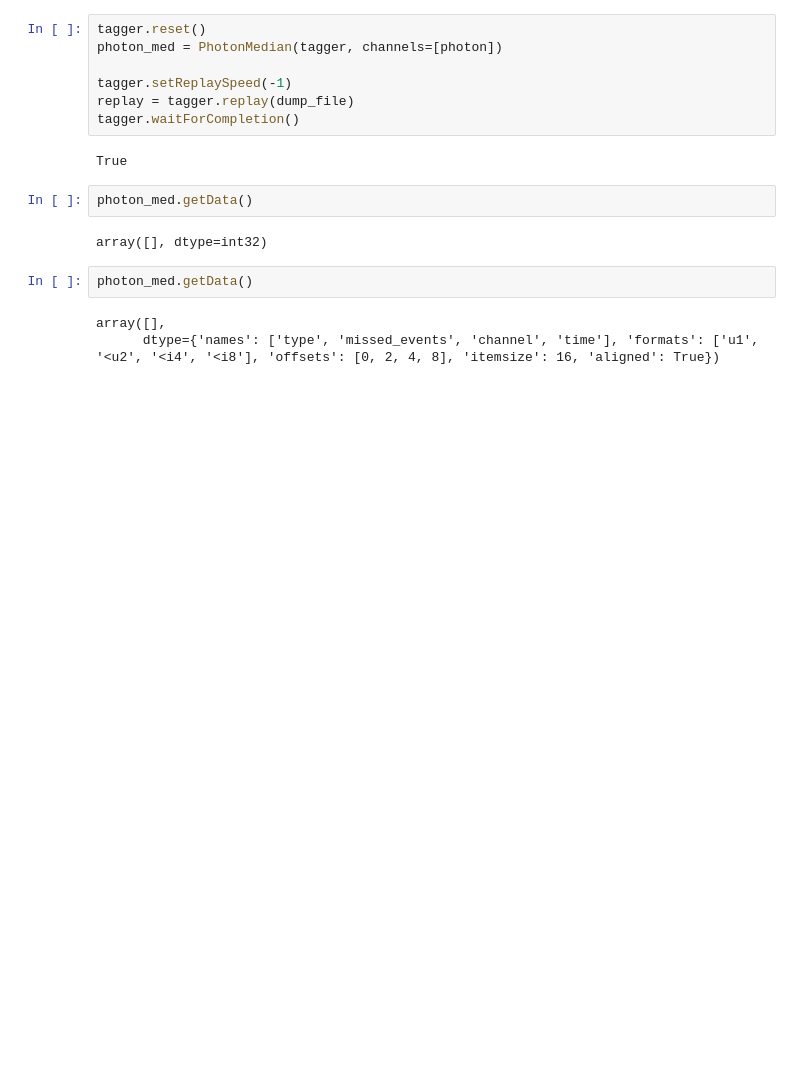
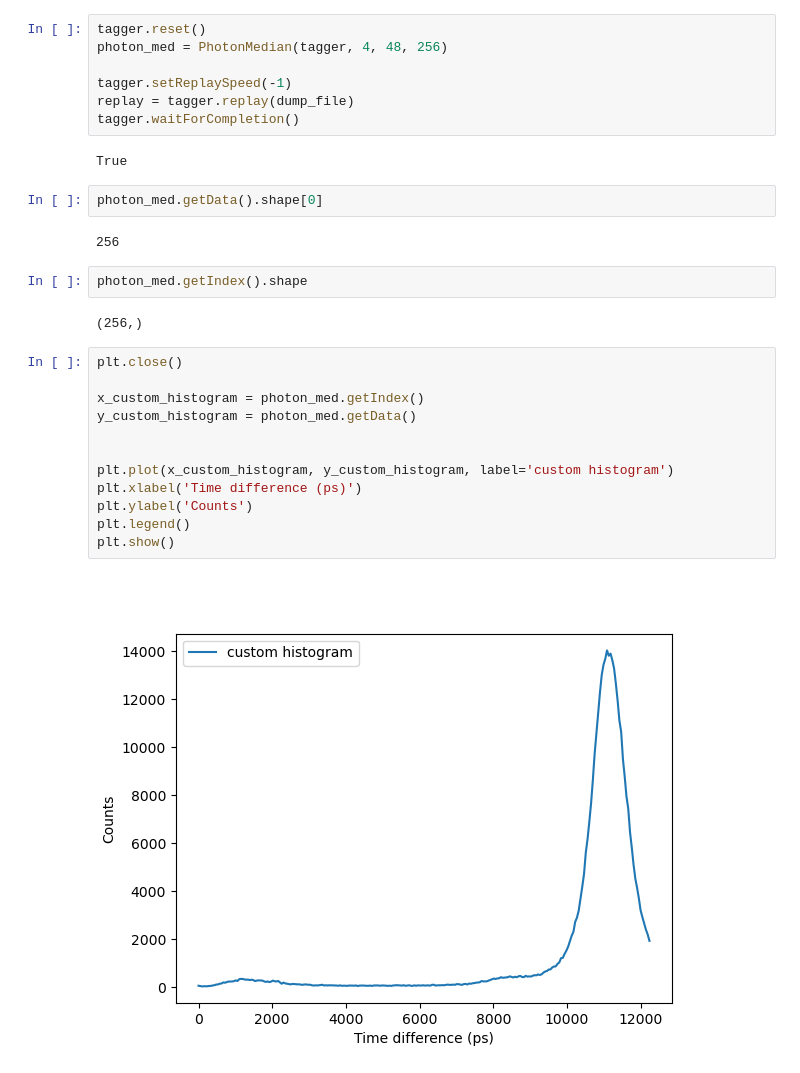
Before and after one commit to PriyaMulla/dashboardsforMM, a Jupyter notebook: B4_Swabian_Custom_measurements.ipynb, the cells around one changed output. Saved outputs shown, nothing was run; the diff lists cells and outputs as text; blank space fills up the shorter version.

Commit message:
attempting median custom meas

```diff
--- a/B4_Swabian_Custom_measurements.ipynb
+++ b/B4_Swabian_Custom_measurements.ipynb
@@ -193,18 +283,31 @@ class PhotonMedian(TimeTagger.CustomMeasurement):
 # %%
 tagger.reset()
-photon_med = PhotonMedian(tagger, channels=[photon])
+photon_med = PhotonMedian(tagger, 4, 48, 256)
 
 tagger.setReplaySpeed(-1)
 replay = tagger.replay(dump_file)
 tagger.waitForCompletion()
 # %% [output]
 True
-# %%
-photon_med.getData()
-# %% [output]
-array([], dtype=int32)
-# %%
-photon_med.getData()
-# %% [output]
-array([],
-      dtype={'names': ['type', 'missed_events', 'channel', 'time'], 'formats': ['u1', '<u2', '<i4', '<i8'], 'offsets': [0, 2, 4, 8], 'itemsize': 16, 'aligned': True})
+# %%
+photon_med.getData().shape[0]
+# %% [output]
+256
+# %%
+photon_med.getIndex().shape
+# %% [output]
+(256,)
+# %%
+plt.close()
+
+x_custom_histogram = photon_med.getIndex()
+y_custom_histogram = photon_med.getData()
+
+
+plt.plot(x_custom_histogram, y_custom_histogram, label='custom histogram')
+plt.xlabel('Time difference (ps)')
+plt.ylabel('Counts')
+plt.legend()
+plt.show()
+# %% [output]
+[figure, added]
```
Also changed, not shown: parts of 12 cells of this notebook.
